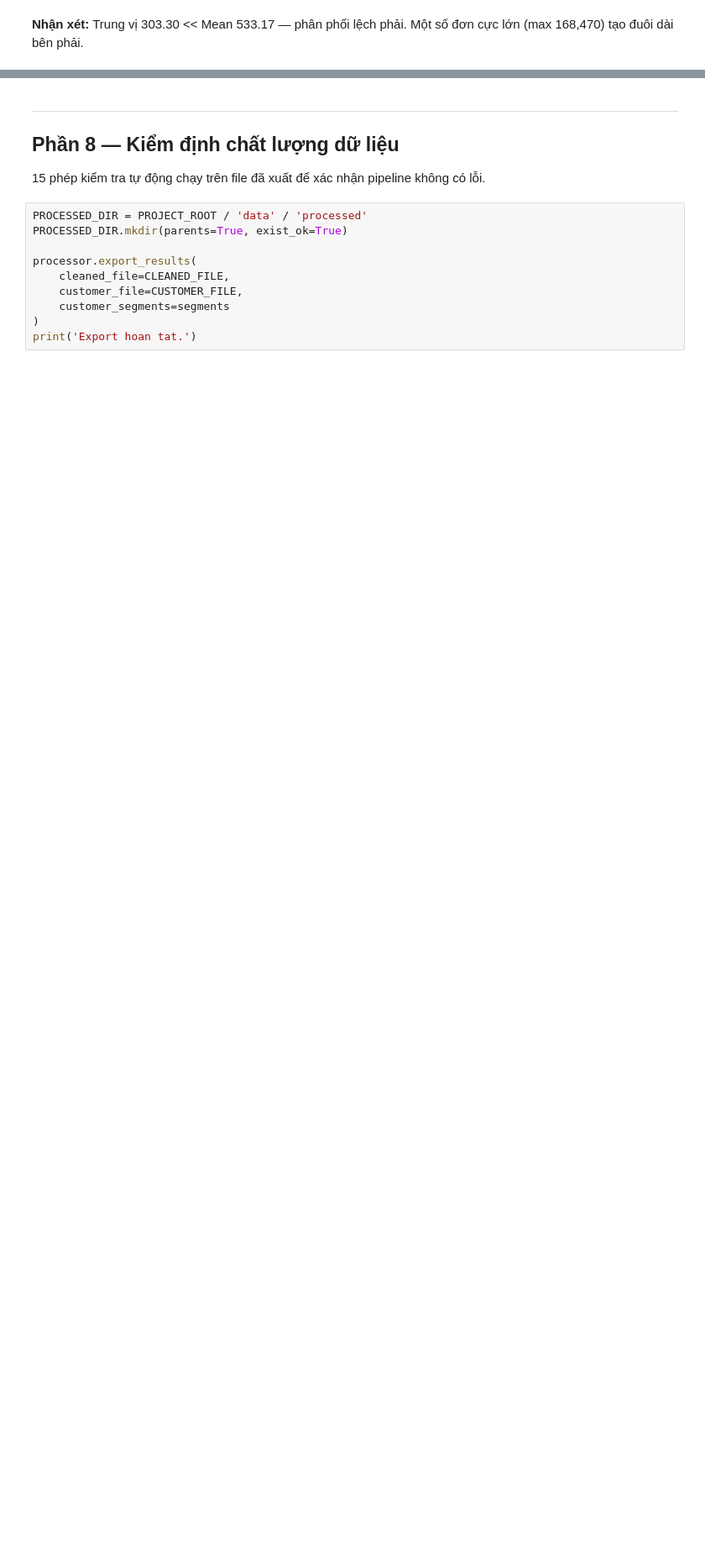
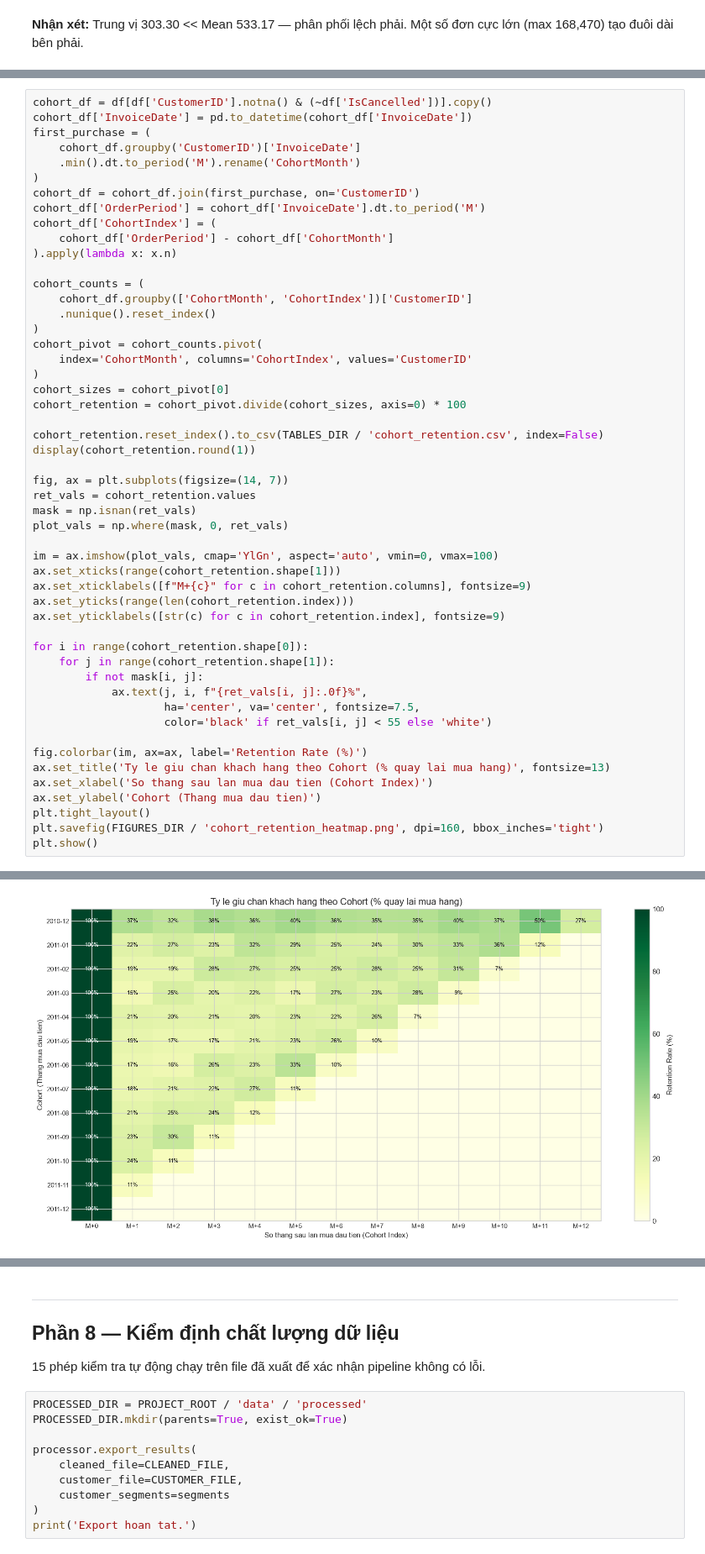
Before and after one commit to Dungduog/retail-analytics-project, a Jupyter notebook: notebooks/eda_retail_analysis.ipynb, the cells around one changed output, grey strips where cells are left out. Shown at 84% size. Saved outputs shown, nothing was run; the diff lists cells and outputs as text; blank space fills up the shorter version.

```diff
--- a/notebooks/eda_retail_analysis.ipynb
+++ b/notebooks/eda_retail_analysis.ipynb
@@ -843,0 +980,52 @@ plt.show()
+# %%
+cohort_df = df[df['CustomerID'].notna() & (~df['IsCancelled'])].copy()
+cohort_df['InvoiceDate'] = pd.to_datetime(cohort_df['InvoiceDate'])
+first_purchase = (
+    cohort_df.groupby('CustomerID')['InvoiceDate']
+    .min().dt.to_period('M').rename('CohortMonth')
+)
+cohort_df = cohort_df.join(first_purchase, on='CustomerID')
+cohort_df['OrderPeriod'] = cohort_df['InvoiceDate'].dt.to_period('M')
+cohort_df['CohortIndex'] = (
+    cohort_df['OrderPeriod'] - cohort_df['CohortMonth']
+).apply(lambda x: x.n)
+
+cohort_counts = (
+    cohort_df.groupby(['CohortMonth', 'CohortIndex'])['CustomerID']
+    .nunique().reset_index()
+)
+cohort_pivot = cohort_counts.pivot(
+    index='CohortMonth', columns='CohortIndex', values='CustomerID'
+)
+cohort_sizes = cohort_pivot[0]
+cohort_retention = cohort_pivot.divide(cohort_sizes, axis=0) * 100
+
+cohort_retention.reset_index().to_csv(TABLES_DIR / 'cohort_retention.csv', index=False)
+display(cohort_retention.round(1))
+
+fig, ax = plt.subplots(figsize=(14, 7))
+ret_vals = cohort_retention.values
+mask = np.isnan(ret_vals)
+plot_vals = np.where(mask, 0, ret_vals)
+
+im = ax.imshow(plot_vals, cmap='YlGn', aspect='auto', vmin=0, vmax=100)
+ax.set_xticks(range(cohort_retention.shape[1]))
+ax.set_xticklabels([f"M+{c}" for c in cohort_retention.columns], fontsize=9)
+ax.set_yticks(range(len(cohort_retention.index)))
+ax.set_yticklabels([str(c) for c in cohort_retention.index], fontsize=9)
+
+for i in range(cohort_retention.shape[0]):
+    for j in range(cohort_retention.shape[1]):
+        if not mask[i, j]:
+            ax.text(j, i, f"{ret_vals[i, j]:.0f}%",
+                    ha='center', va='center', fontsize=7.5,
+                    color='black' if ret_vals[i, j] < 55 else 'white')
+
+fig.colorbar(im, ax=ax, label='Retention Rate (%)')
+ax.set_title('Ty le giu chan khach hang theo Cohort (% quay lai mua hang)', fontsize=13)
+ax.set_xlabel('So thang sau lan mua dau tien (Cohort Index)')
+ax.set_ylabel('Cohort (Thang mua dau tien)')
+plt.tight_layout()
+plt.savefig(FIGURES_DIR / 'cohort_retention_heatmap.png', dpi=160, bbox_inches='tight')
+plt.show()
+# %% [output]
@@ -843,0 +1047 @@ plt.show()
+[figure, added]
```
Also changed, not shown: parts of 27 cells of this notebook, 2 other files.
